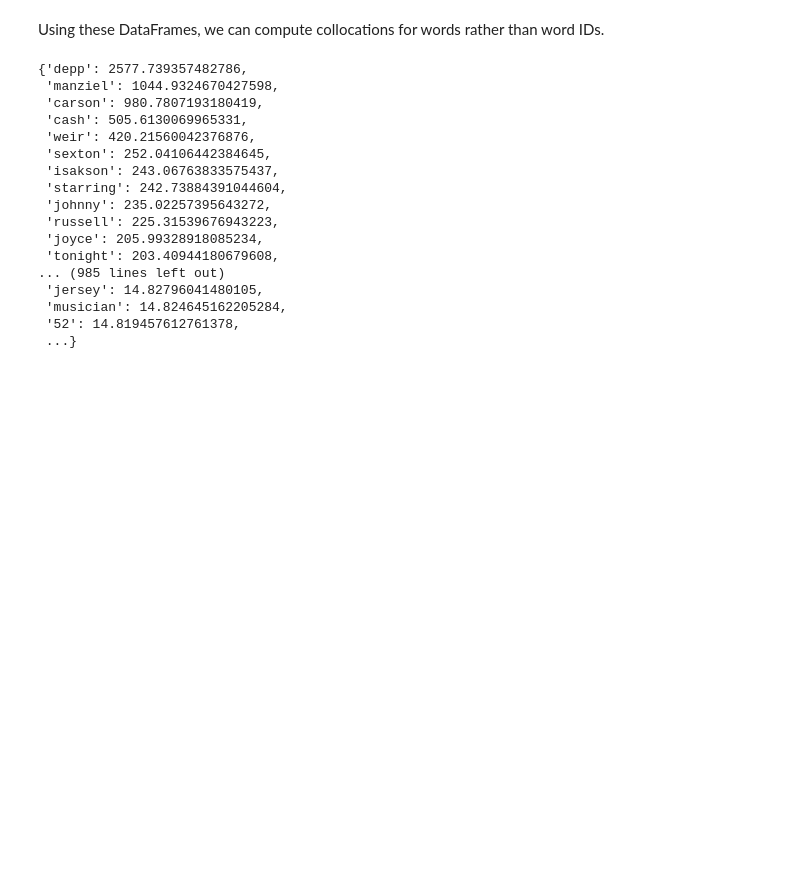
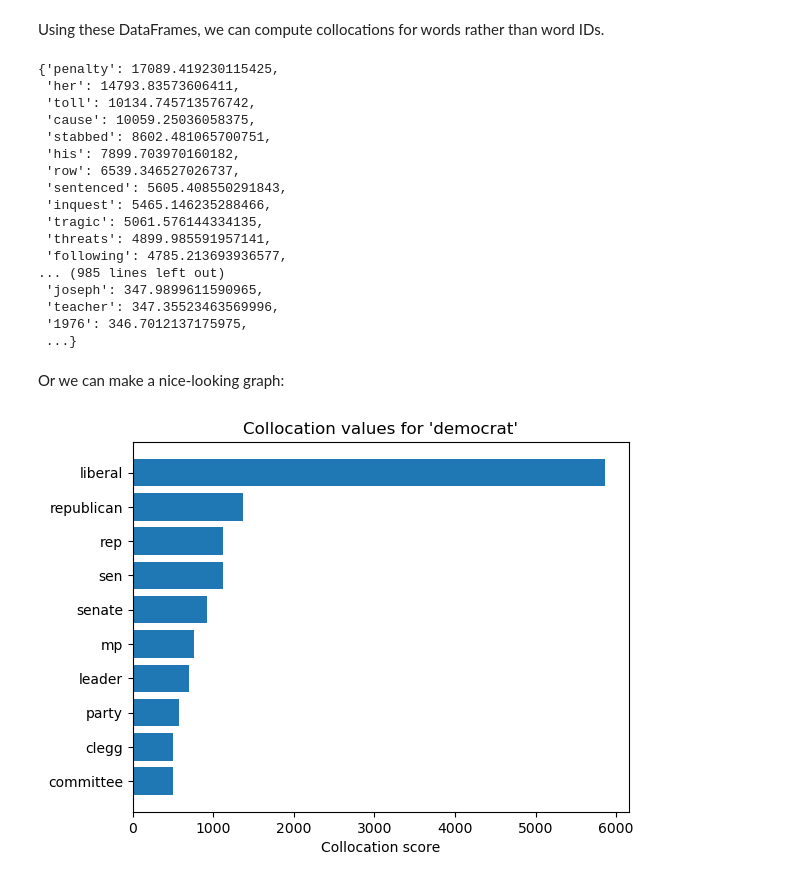
Before and after one commit to ThomasMeeusen/Tweedejaars-Project-TNO, a Jupyter notebook: Collocation.ipynb, the cells around one changed output. Saved outputs shown, nothing was run; the diff lists cells and outputs as text; code cells hidden in the pictures; blank space fills up the shorter version.

```diff
--- a/Collocation.ipynb
+++ b/Collocation.ipynb
@@ -156,22 +157,43 @@ word_df_id
 # %% [markdown]
 Using these DataFrames, we can compute collocations for words rather than word IDs.
 # %%
-dict(collocation_word('johnny', word_df, word_df_id, 5, enc_docs, idf=True))
+dict(collocation_word('death', word_df, word_df_id, 5, enc_docs, idf=True))
 # %% [output]
-{'depp': 2577.739357482786,
- 'manziel': 1044.9324670427598,
- 'carson': 980.7807193180419,
- 'cash': 505.6130069965331,
- 'weir': 420.21560042376876,
- 'sexton': 252.04106442384645,
- 'isakson': 243.06763833575437,
- 'starring': 242.73884391044604,
- 'johnny': 235.02257395643272,
- 'russell': 225.31539676943223,
- 'joyce': 205.99328918085234,
- 'tonight': 203.40944180679608,
+{'penalty': 17089.419230115425,
+ 'her': 14793.83573606411,
+ 'toll': 10134.745713576742,
+ 'cause': 10059.25036058375,
+ 'stabbed': 8602.481065700751,
+ 'his': 7899.703970160182,
+ 'row': 6539.346527026737,
+ 'sentenced': 5605.408550291843,
+ 'inquest': 5465.146235288466,
+ 'tragic': 5061.576144334135,
+ 'threats': 4899.985591957141,
+ 'following': 4785.213693936577,
 ... (985 lines left out)
- 'jersey': 14.82796041480105,
- 'musician': 14.824645162205284,
- '52': 14.819457612761378,
+ 'joseph': 347.9899611590965,
+ 'teacher': 347.35523463569996,
+ '1976': 346.7012137175975,
  ...}
+# %% [markdown]
+Or we can make a nice-looking graph:
+# %%
+def collocation_graph(word, n=10, idf=True):
+    ls = collocation_word(word, word_df, word_df_id, 5, enc_docs, idf=idf)
+    top_n_words = ls[:min(n, len(ls))]
+
+    plt.rcdefaults()
+    fig, ax = plt.subplots()
+
+    words = [t[0] for t in top_n_words][::-1]
+    counts = [t[1] for t in top_n_words][::-1]
+
+    plt.barh(words,counts)
+    plt.title('Collocation values for \'' + word + '\'')
+    plt.xlabel('Collocation score')
+    plt.show()
+# %%
+collocation_graph('democrat')
+# %% [output]
+[figure, added]
```
Also changed, not shown: parts of 1 cell of this notebook.
